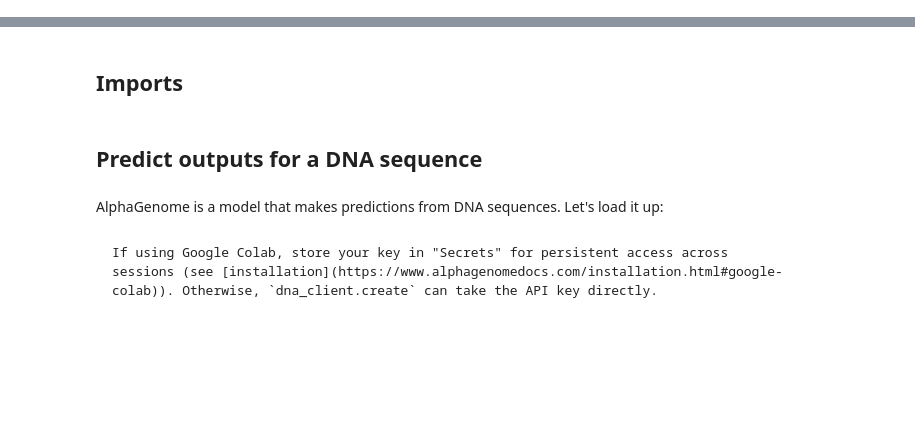
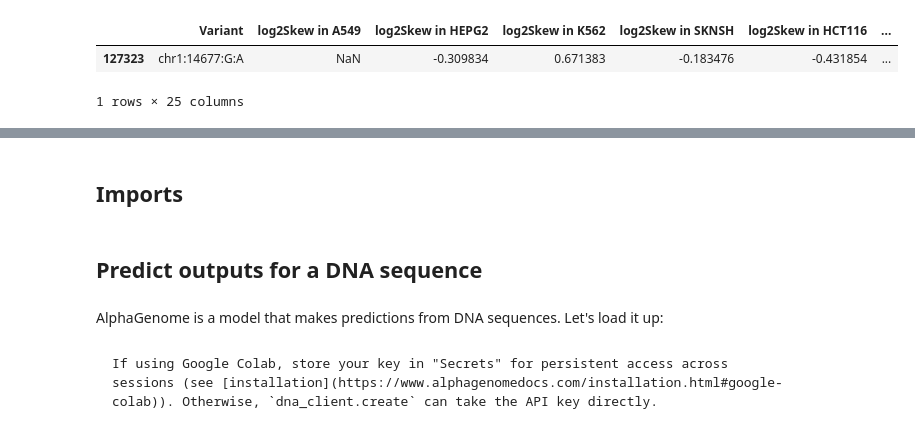
Before and after one commit to Anubhooti164/alpha-genome-experiments, a Jupyter notebook: colabs/alpha-genome.ipynb, the cells around one changed output, grey strips where cells are left out. Drawn from its saved outputs; the diff is of its cells as text; code cells hidden in the pictures; blank space fills up the shorter version.

```diff
--- a/colabs/alpha-genome.ipynb
+++ b/colabs/alpha-genome.ipynb
@@ -13,0 +77,32 @@ Clear all the cells before pushing/saving this notebook to GitHub. This ensures
+# %%
+# Minimal comparison dataframe — pull just these
+mpra_cols = [
+    'Variant',
+
+    # PRIMARY signal — compare against AlphaGenome raw_score
+    'log2Skew in A549', 'log2Skew in HEPG2', 'log2Skew in K562',
+    'log2Skew in SKNSH', 'log2Skew in HCT116',
+
+    # WEIGHT for correlation (inverse variance weighting)
+    'log2Skew SE in A549', 'log2Skew SE in K562', 'log2Skew SE in SKNSH', 'log2Skew SE in HCT116',
+
+    # FILTER — only score active elements
+    'active in A549', 'active in HEPG2', 'active in K562',
+    'active in SKNSH', 'active in HCT116',
+
+    # LABEL — positive class for AUROC
+    'emVar in A549', 'emVar in HEPG2', 'emVar in K562',
+    'emVar in SKNSH', 'emVar in HCT116',
+
+    # FILTER quality — FDR for emVar calls
+    'log2Skew FDR in A549', 'log2Skew FDR in HEPG2', 'log2Skew FDR in K562',
+    'log2Skew FDR in SKNSH', 'log2Skew FDR  in HCT116',
+]
+
+mpra_smol = mpra[mpra_cols].copy()
+# %%
+mpra_smol[mpra['Variant'] == "chr1:14677:G:A"]
+# %% [output]
+|  | Variant | log2Skew in A549 | log2Skew in HEPG2 | log2Skew in K562 | log2Skew in SKNSH | log2Skew in HCT116 | ... |
+| 127323 | chr1:14677:G:A | NaN | -0.309834 | 0.671383 | -0.183476 | -0.431854 | ... |
+1 rows × 25 columns
```
Also changed, not shown: parts of 41 cells of this notebook.
